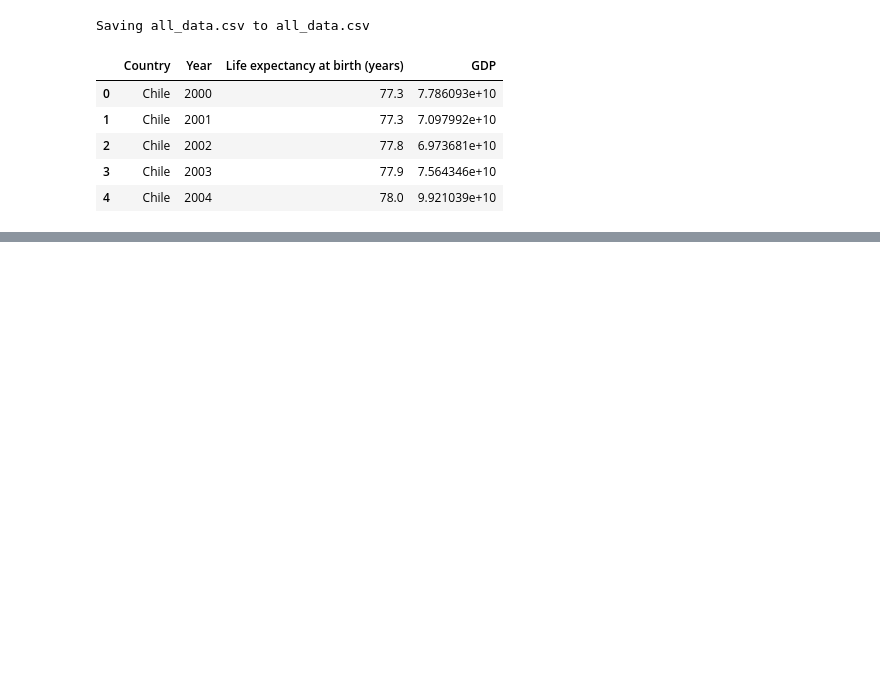
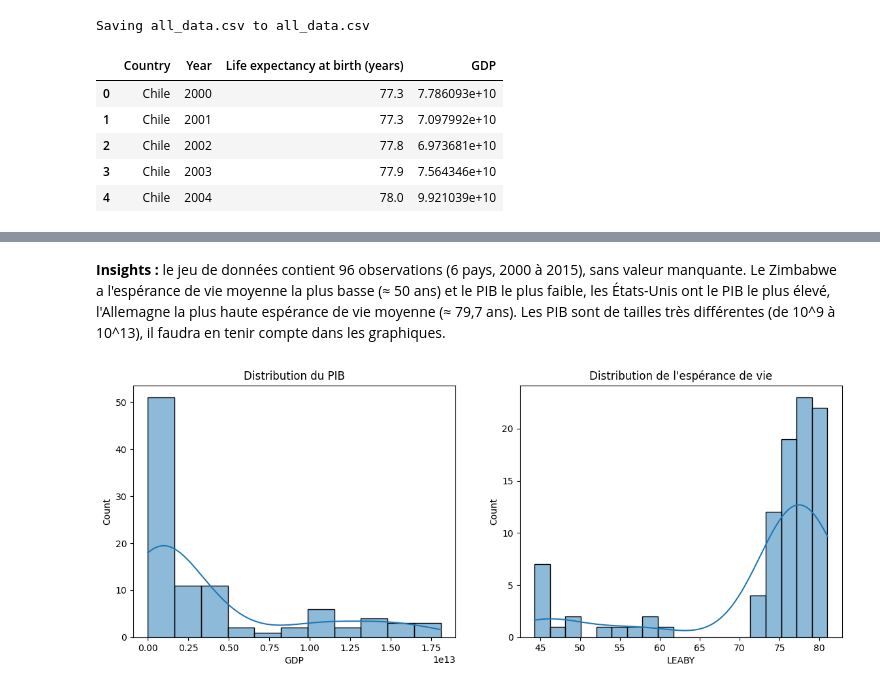
Before and after one commit to Bethannet/projet_sante, a Jupyter notebook: life_expectancy_gdp.ipynb, the cells around one changed output, grey strips where cells are left out. Saved outputs shown, nothing was run; the diff lists cells and outputs as text; code cells hidden in the pictures; blank space fills up the shorter version.

```diff
--- a/life_expectancy_gdp.ipynb
+++ b/life_expectancy_gdp.ipynb
@@ -17,3 +17,16 @@ df.head()
 | 2 | Chile | 2002 | 77.8 | 6.973681e+10 |
 | 3 | Chile | 2003 | 77.9 | 7.564346e+10 |
 | 4 | Chile | 2004 | 78.0 | 9.921039e+10 |
+# %%
+import pandas as pd
+import numpy as np
+import matplotlib.pyplot as plt
+import seaborn as sns
+
+df = pd.read_csv("all_data.csv")
+df = df.rename(columns={"Life expectancy at birth (years)": "LEABY"})
+print(df.head())
+print(df.info())
+print(df.Country.unique())
+print(df.Year.min(), df.Year.max())
+print(df.groupby("Country")[["LEABY", "GDP"]].mean())
@@ -19,0 +51,14 @@ df.head()
+# %% [markdown]
+**Insights :** le jeu de données contient 96 observations (6 pays, 2000 à 2015), sans valeur manquante.
+Le Zimbabwe a l'espérance de vie moyenne la plus basse (≈ 50 ans) et le PIB le plus faible,
+les États-Unis ont le PIB le plus élevé, l'Allemagne la plus haute espérance de vie moyenne (≈ 79,7 ans).
+Les PIB sont de tailles très différentes (de 10^9 à 10^13), il faudra en tenir compte dans les graphiques.
+# %%
+fig, axes = plt.subplots(1, 2, figsize=(14, 5))
+sns.histplot(df.GDP, ax=axes[0], kde=True)
+axes[0].set_title("Distribution du PIB")
+sns.histplot(df.LEABY, ax=axes[1], kde=True)
+axes[1].set_title("Distribution de l'espérance de vie")
+plt.show()
+# %% [output]
+[figure, added]
```
Also changed, not shown: parts of 8 cells of this notebook.
